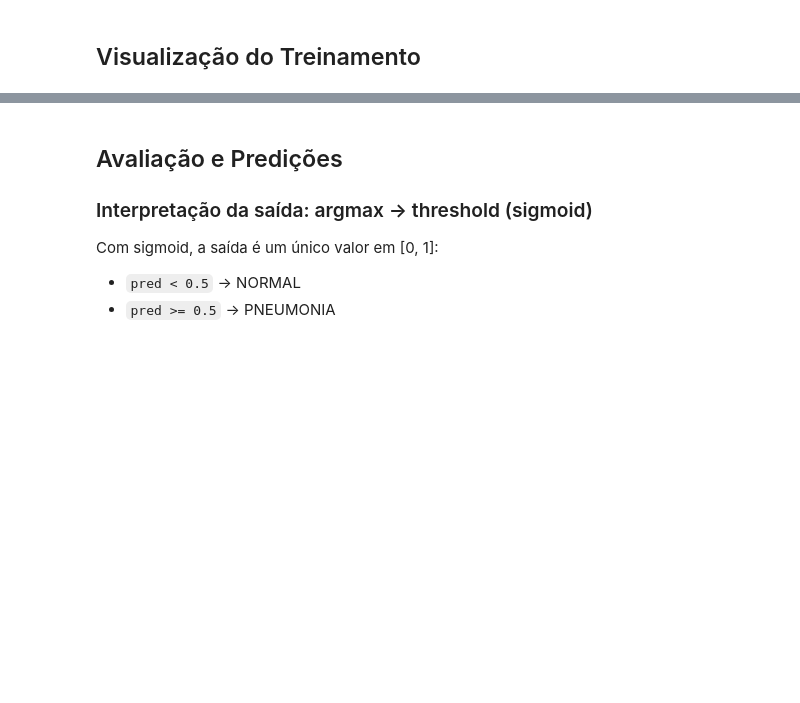
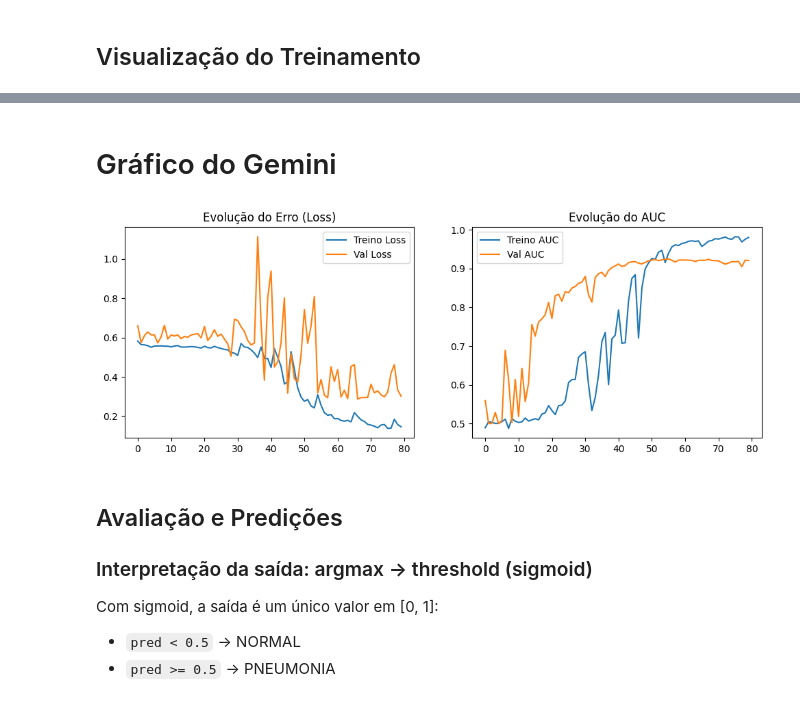
Before and after one commit to caiothomasbandeira/CNN-DL-, a Jupyter notebook: cnn-dl-caio.ipynb, the cells around one changed output, grey strips where cells are left out. Cells and saved outputs as stored; diff of their text form; code cells hidden in the pictures; blank space fills up the shorter version.

Commit message:
Kaggle Notebook | CNN_DL_CAIO | Teste com gráfico do Gemini

```diff
--- a/cnn-dl-caio.ipynb
+++ b/cnn-dl-caio.ipynb
@@ -456,3 +456,20 @@ plt.show()
+# %% [markdown]
+# Gráfico do Gemini
+# %%
+# Sugestão de código rápido para plotar o histórico
+fig, ax = plt.subplots(1, 2, figsize=(12, 4))
+ax[0].plot(history.history['output_loss'], label='Treino Loss')
+ax[0].plot(history.history['val_output_loss'], label='Val Loss')
+ax[0].set_title('Evolução do Erro (Loss)')
+ax[0].legend()
+
+ax[1].plot(history.history['output_auc'], label='Treino AUC')
+ax[1].plot(history.history['val_output_auc'], label='Val AUC')
+ax[1].set_title('Evolução do AUC')
+ax[1].legend()
+plt.show()
+# %% [output]
+[figure, added]
 # %% [markdown]
 ## Avaliação e Predições
 
```
Also changed, not shown: parts of 6 cells of this notebook.
